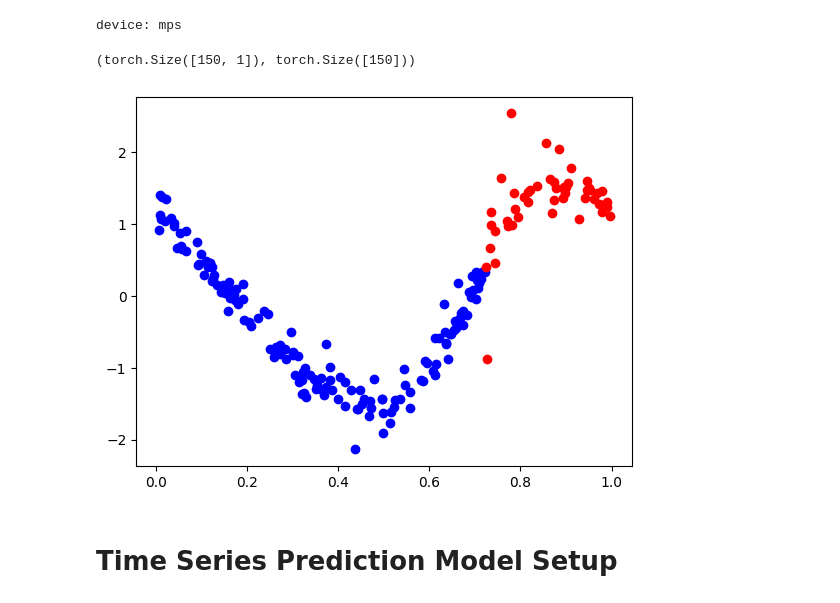
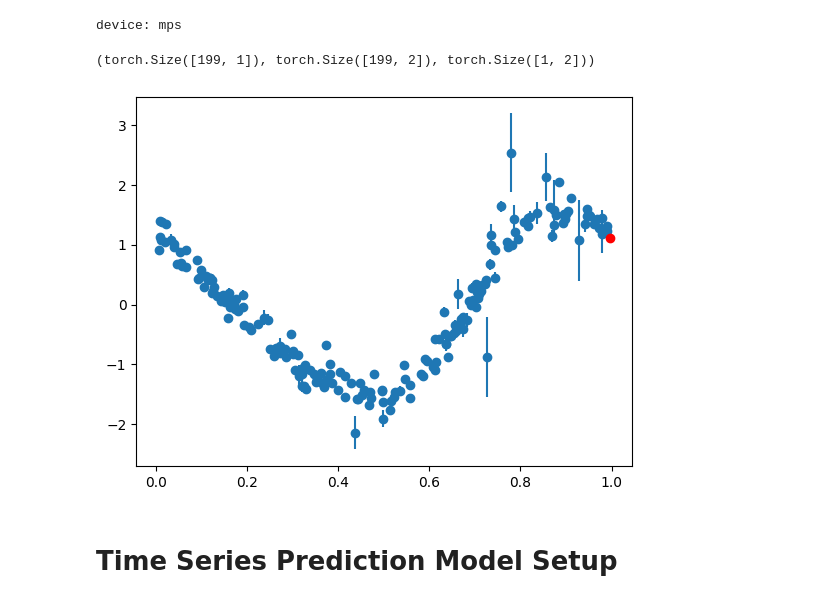
Before and after one commit to MeriDK/AstroM3, a Jupyter notebook: ts-hf-periodic-refactor.ipynb, the cells around one changed output. Drawn from its saved outputs; the diff is of its cells as text; code cells hidden in the pictures.

```diff
--- a/ts-hf-periodic-refactor.ipynb
+++ b/ts-hf-periodic-refactor.ipynb
@@ -63,8 +63,8 @@ class MachoDataset(Dataset):
         past_times = torch.tensor(self.times[idx, :-self.prediction_length], dtype=torch.float)
         future_times = torch.tensor(self.times[idx, -self.prediction_length:], dtype=torch.float)
         if use_errors:
-            past_values = torch.tensor(self.values[idx, :, :-self.prediction_length], dtype=torch.float)
-            future_values = torch.tensor(self.values[idx, :, -self.prediction_length:], dtype=torch.float)
+            past_values = torch.tensor(self.values[idx, :, :-self.prediction_length], dtype=torch.float).T
+            future_values = torch.tensor(self.values[idx, :, -self.prediction_length:], dtype=torch.float).T
         else:
             past_values = torch.tensor(self.values[idx, :-self.prediction_length], dtype=torch.float)
             future_values = torch.tensor(self.values[idx, -self.prediction_length:], dtype=torch.float)
@@ -80,7 +80,7 @@ class MachoDataset(Dataset):
 # %%
 data_root = './data/data/macho/'
 window_length = 200
-prediction_length = 50
+prediction_length = 1
 # %%
 if torch.backends.mps.is_available() and torch.backends.mps.is_built():
     device = "mps"
@@ -95,7 +95,7 @@ device: mps
 # %%
 data = joblib.load(data_root + f'train.pkl')
 # %%
-use_errors = False
+use_errors = True
 train_dataset = MachoDataset(data_root, prediction_length, mode='train', use_errors=use_errors)
 val_dataset = MachoDataset(data_root, prediction_length, mode='val', use_errors=use_errors)
 test_dataset = MachoDataset(data_root, prediction_length, mode='test', use_errors=use_errors)
@@ -106,18 +106,19 @@ test_dataloader = DataLoader(test_dataset, batch_size=256, shuffle=False)
 # %%
 past_times, future_times, past_values, future_values, past_mask, future_mask, labels = train_dataset[10]
 # %%
-past_times.shape, past_values.shape
+# (torch.Size([197, 1]), torch.Size([197]), torch.Size([3]))
+past_times.shape, past_values.shape, future_values.shape
 # %% [output]
-(torch.Size([150, 1]), torch.Size([150]))
+(torch.Size([199, 1]), torch.Size([199, 2]), torch.Size([1, 2]))
 # %%
 if use_errors:
-    plt.errorbar(past_times, past_values[0,:], past_values[1,:], fmt="o")
-    plt.errorbar(future_times, future_values[0,:], future_values[1,:], fmt="o", c="r")
+    plt.errorbar(past_times, past_values[:,0], past_values[:,1], fmt="o")
+    plt.errorbar(future_times, future_values[:,0], future_values[:,1], fmt="o", c="r")
 else:
     plt.scatter(past_times, past_values, c="b")
     plt.scatter(future_times, future_values, c="r")
 # %% [output]
-[figure, old version]
+[figure, new version]
 # %% [markdown]
 # Time Series Prediction Model Setup
 # %%
```
Also changed, not shown: parts of 7 cells of this notebook.
